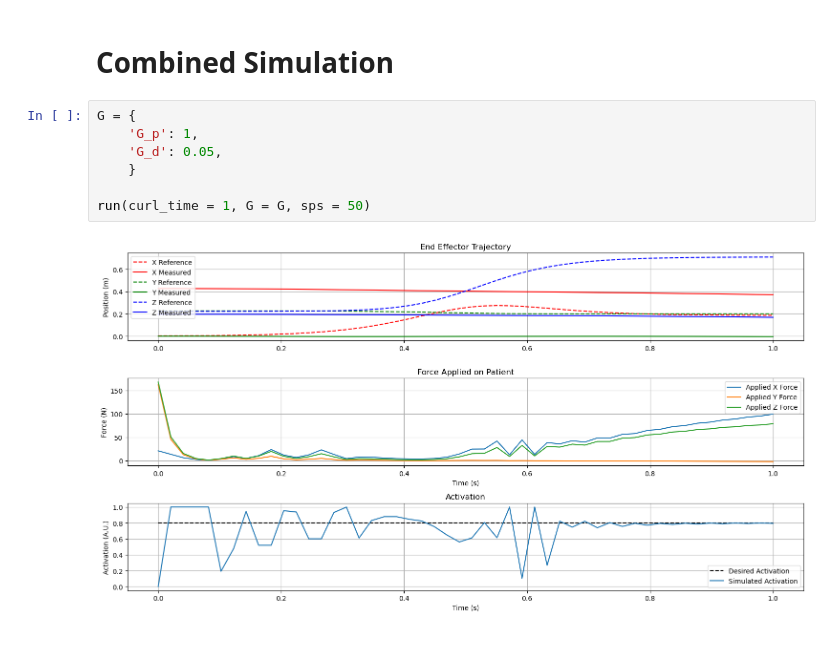
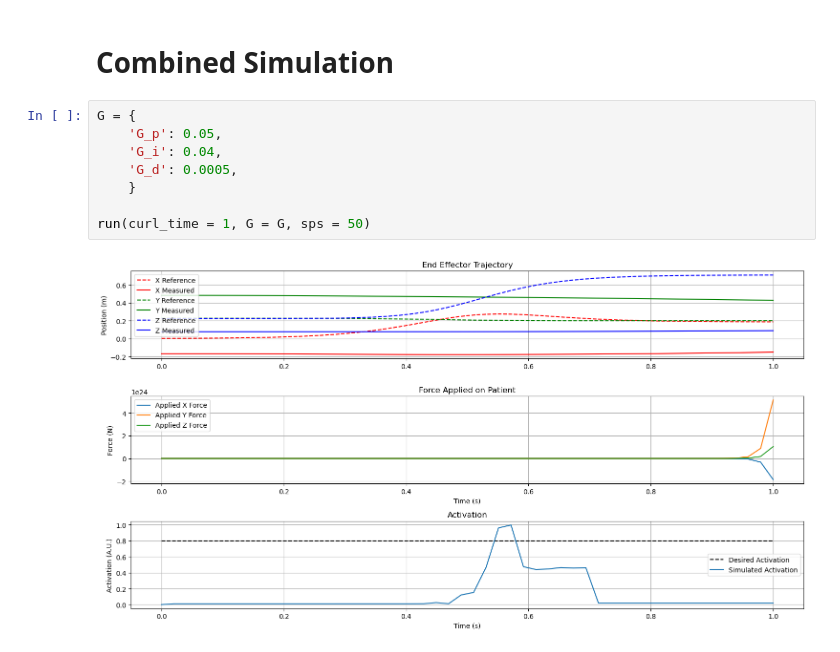
Before and after one commit to aaronjohnsabu1999/flexiforce, a Jupyter notebook: Simulation.ipynb, the cells around one changed output. Drawn from its saved outputs; the diff is of its cells as text.

```diff
--- a/Simulation.ipynb
+++ b/Simulation.ipynb
@@ -80,10 +80,11 @@ plt.show()
 # **Combined Simulation**
 # %%
 G = {
-    'G_p': 1,
-    'G_d': 0.05,
+    'G_p': 0.05,
+    'G_i': 0.04,
+    'G_d': 0.0005,
     }
 
 run(curl_time = 1, G = G, sps = 50)
 # %% [output]
-[figure, old version]
+[figure, new version]
```
Also changed, not shown: parts of 1 cell of this notebook, 6 other files.
